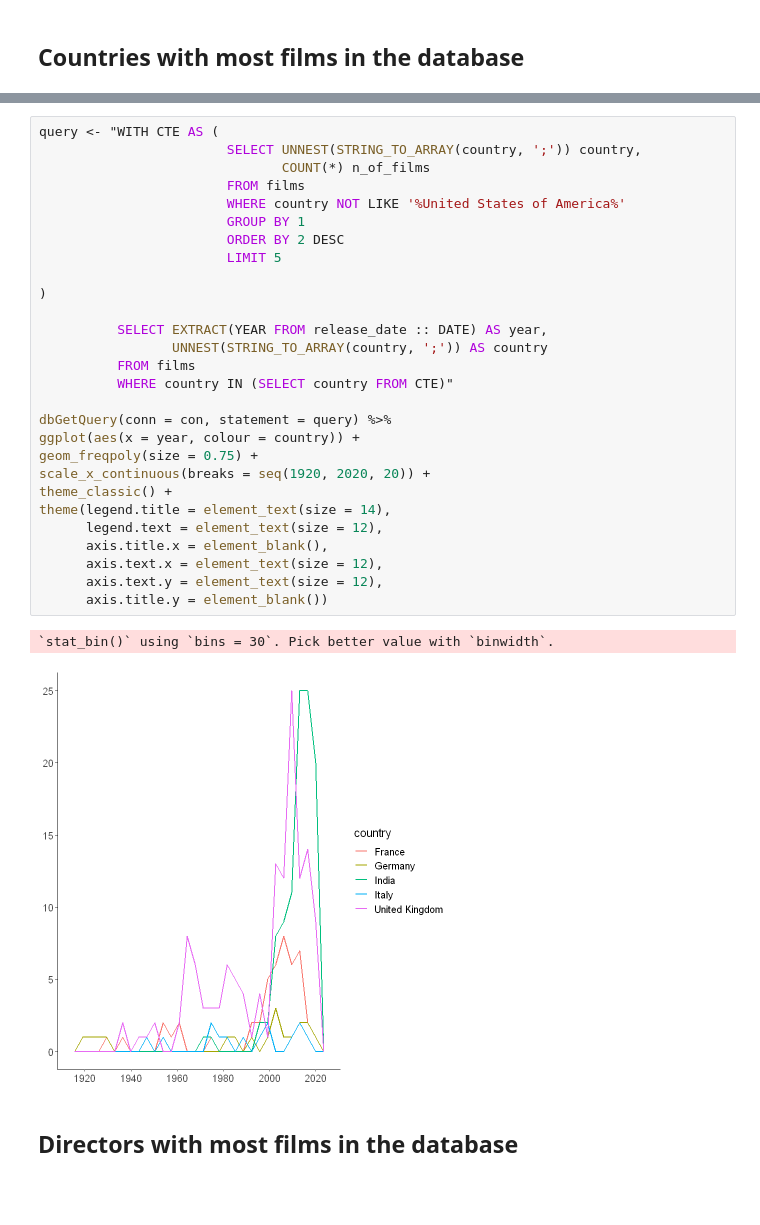
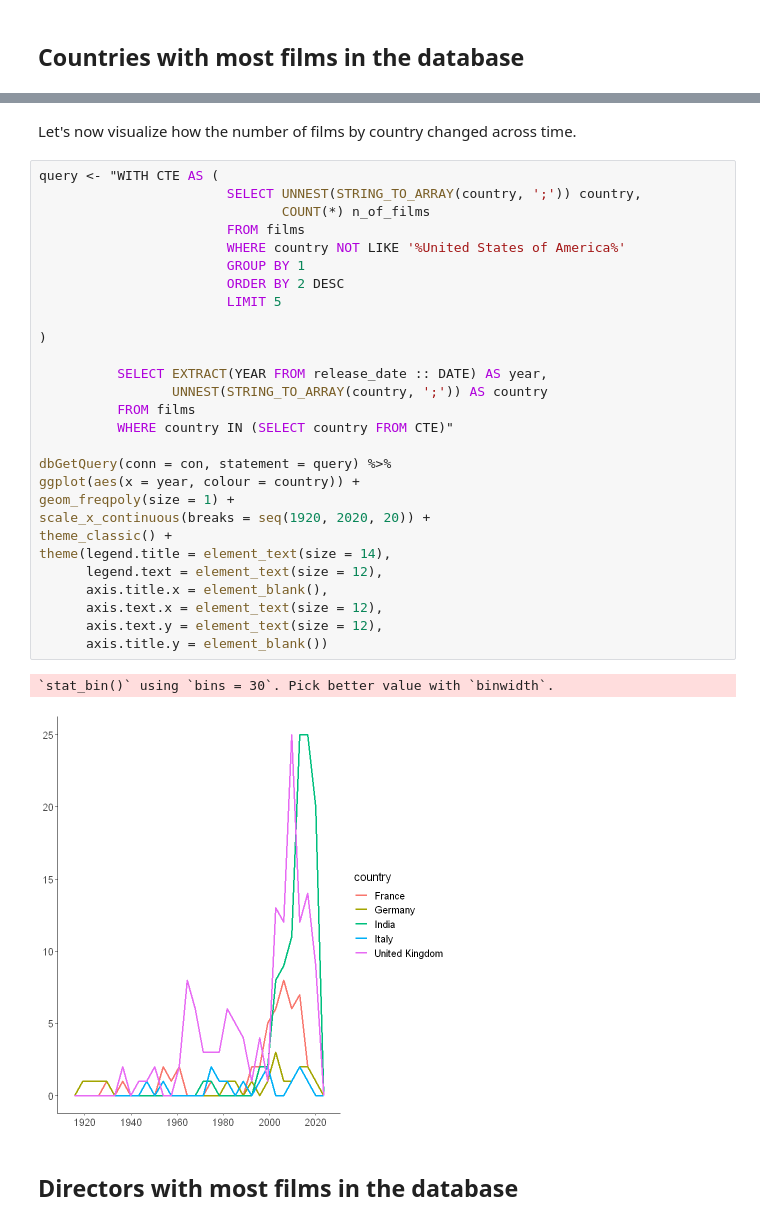
Before and after one commit to JacopoMalatesta/imdb_most_popular_films, a Jupyter notebook: scripts/04 - Querying and visualizing the results with SQL and R.ipynb, the cells around one changed output, grey strips where cells are left out. Saved outputs shown, nothing was run; the diff lists cells and outputs as text; blank space fills up the shorter version.

```diff
--- a/scripts/04 - Querying and visualizing the results with SQL and R.ipynb
+++ b/scripts/04 - Querying and visualizing the results with SQL and R.ipynb
@@ -149,34 +122,36 @@ A data.frame: 10 × 4
-# %%
-query <- "WITH CTE AS (
-                        SELECT UNNEST(STRING_TO_ARRAY(country, ';')) country,
-                               COUNT(*) n_of_films
-                        FROM films
-                        WHERE country NOT LIKE '%United States of America%'
-                        GROUP BY 1
-                        ORDER BY 2 DESC
-                        LIMIT 5
-
-)
-
-          SELECT EXTRACT(YEAR FROM release_date :: DATE) AS year,
-                 UNNEST(STRING_TO_ARRAY(country, ';')) AS country
-          FROM films
-          WHERE country IN (SELECT country FROM CTE)"
-
-dbGetQuery(conn = con, statement = query) %>%
-ggplot(aes(x = year, colour = country)) +
-geom_freqpoly(size = 0.75) +
-scale_x_continuous(breaks = seq(1920, 2020, 20)) +
-theme_classic() +
-theme(legend.title = element_text(size = 14),
-      legend.text = element_text(size = 12),
-      axis.title.x = element_blank(),
-      axis.text.x = element_text(size = 12),
-      axis.text.y = element_text(size = 12),
-      axis.title.y = element_blank())
-# %% [output]
-`stat_bin()` using `bins = 30`. Pick better value with `binwidth`.
-[figure, removed]
+# %% [markdown]
+Let's now visualize how the number of films by country changed across time.
+# %%
+query <- "WITH CTE AS (
+                        SELECT UNNEST(STRING_TO_ARRAY(country, ';')) country,
+                               COUNT(*) n_of_films
+                        FROM films
+                        WHERE country NOT LIKE '%United States of America%'
+                        GROUP BY 1
+                        ORDER BY 2 DESC
+                        LIMIT 5
+
+)
+
+          SELECT EXTRACT(YEAR FROM release_date :: DATE) AS year,
+                 UNNEST(STRING_TO_ARRAY(country, ';')) AS country
+          FROM films
+          WHERE country IN (SELECT country FROM CTE)"
+
+dbGetQuery(conn = con, statement = query) %>%
+ggplot(aes(x = year, colour = country)) +
+geom_freqpoly(size = 1) +
+scale_x_continuous(breaks = seq(1920, 2020, 20)) +
+theme_classic() +
+theme(legend.title = element_text(size = 14),
+      legend.text = element_text(size = 12),
+      axis.title.x = element_blank(),
+      axis.text.x = element_text(size = 12),
+      axis.text.y = element_text(size = 12),
+      axis.title.y = element_blank())
+# %% [output]
+`stat_bin()` using `bins = 30`. Pick better value with `binwidth`.
+[figure, added]
 # %% [markdown]
 ## Directors with most films in the database
 # %% [markdown]
```
Also changed, not shown: parts of 3 cells of this notebook.
